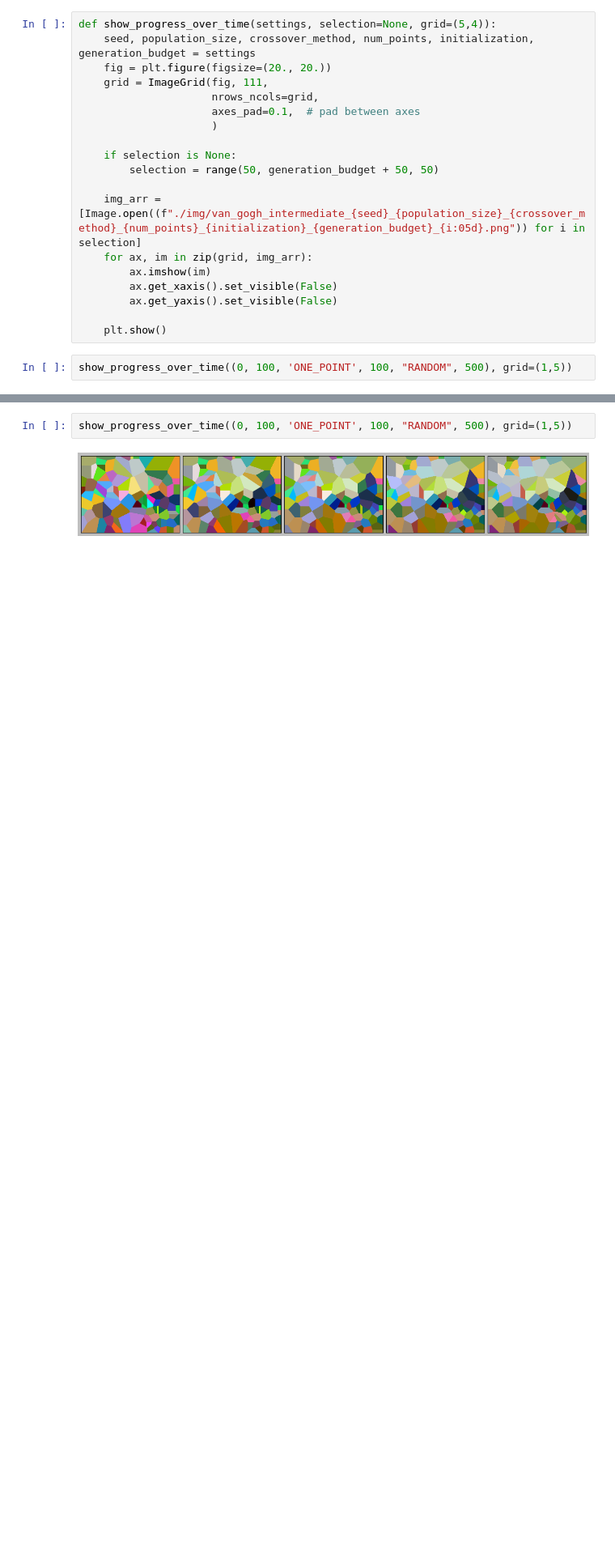
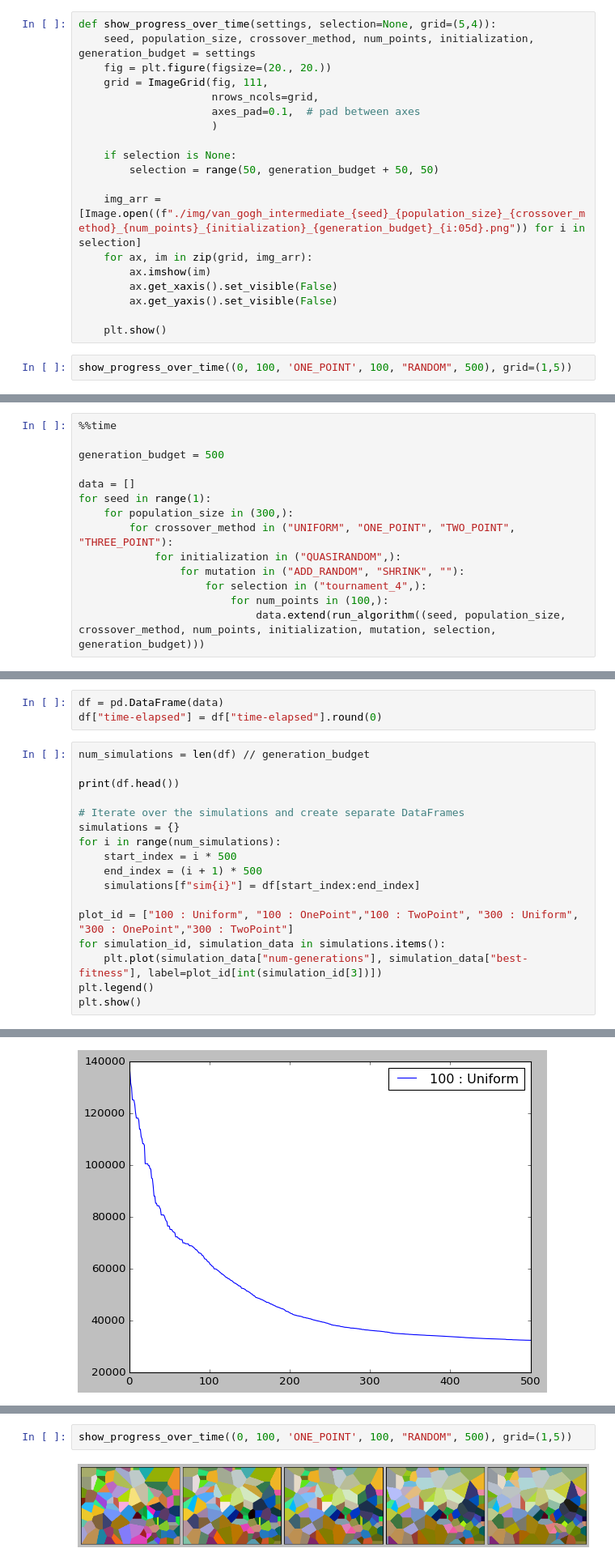
Before and after one commit to DennisLent/VanGogh, a Jupyter notebook: analysis.ipynb, the cells around one changed output, grey strips where cells are left out. Shown at 81% size. Drawn from its saved outputs; the diff is of its cells as text; blank space fills up the shorter version.

```diff
--- a/analysis.ipynb
+++ b/analysis.ipynb
@@ -189,0 +176,14 @@ Wall time: 2min 33s
+# %%
+%%time
+
+generation_budget = 500
+
+data = []
+for seed in range(1):
+    for population_size in (300,):
+        for crossover_method in ("UNIFORM", "ONE_POINT", "TWO_POINT", "THREE_POINT"):
+            for initialization in ("QUASIRANDOM",):
+                for mutation in ("ADD_RANDOM", "SHRINK", ""):
+                    for selection in ("tournament_4",):
+                        for num_points in (100,):
+                            data.extend(run_algorithm((seed, population_size, crossover_method, num_points, initialization, mutation, selection, generation_budget)))
@@ -189,0 +211,21 @@ Wall time: 2min 33s
+# %%
+df = pd.DataFrame(data)
+df["time-elapsed"] = df["time-elapsed"].round(0)
+# %%
+num_simulations = len(df) // generation_budget
+
+print(df.head())
+
+# Iterate over the simulations and create separate DataFrames
+simulations = {}
+for i in range(num_simulations):
+    start_index = i * 500
+    end_index = (i + 1) * 500
+    simulations[f"sim{i}"] = df[start_index:end_index]
+
+plot_id = ["100 : Uniform", "100 : OnePoint","100 : TwoPoint", "300 : Uniform", "300 : OnePoint","300 : TwoPoint"]
+for simulation_id, simulation_data in simulations.items():
+    plt.plot(simulation_data["num-generations"], simulation_data["best-fitness"], label=plot_id[int(simulation_id[3])])
+plt.legend()
+plt.show()
+# %% [output]
@@ -189,0 +245 @@ Wall time: 2min 33s
+[figure, added]
```
Also changed, not shown: parts of 9 cells of this notebook.
